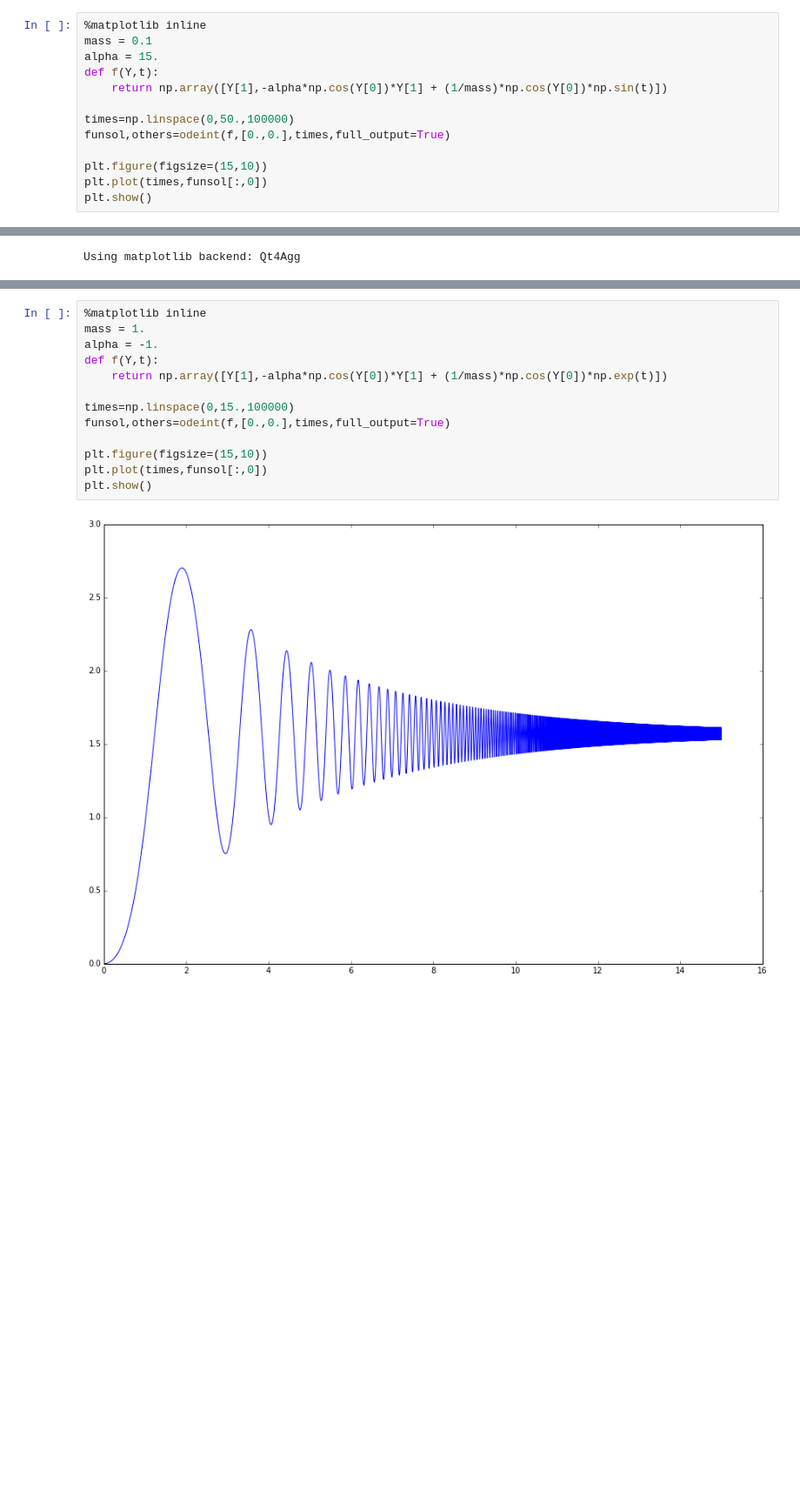
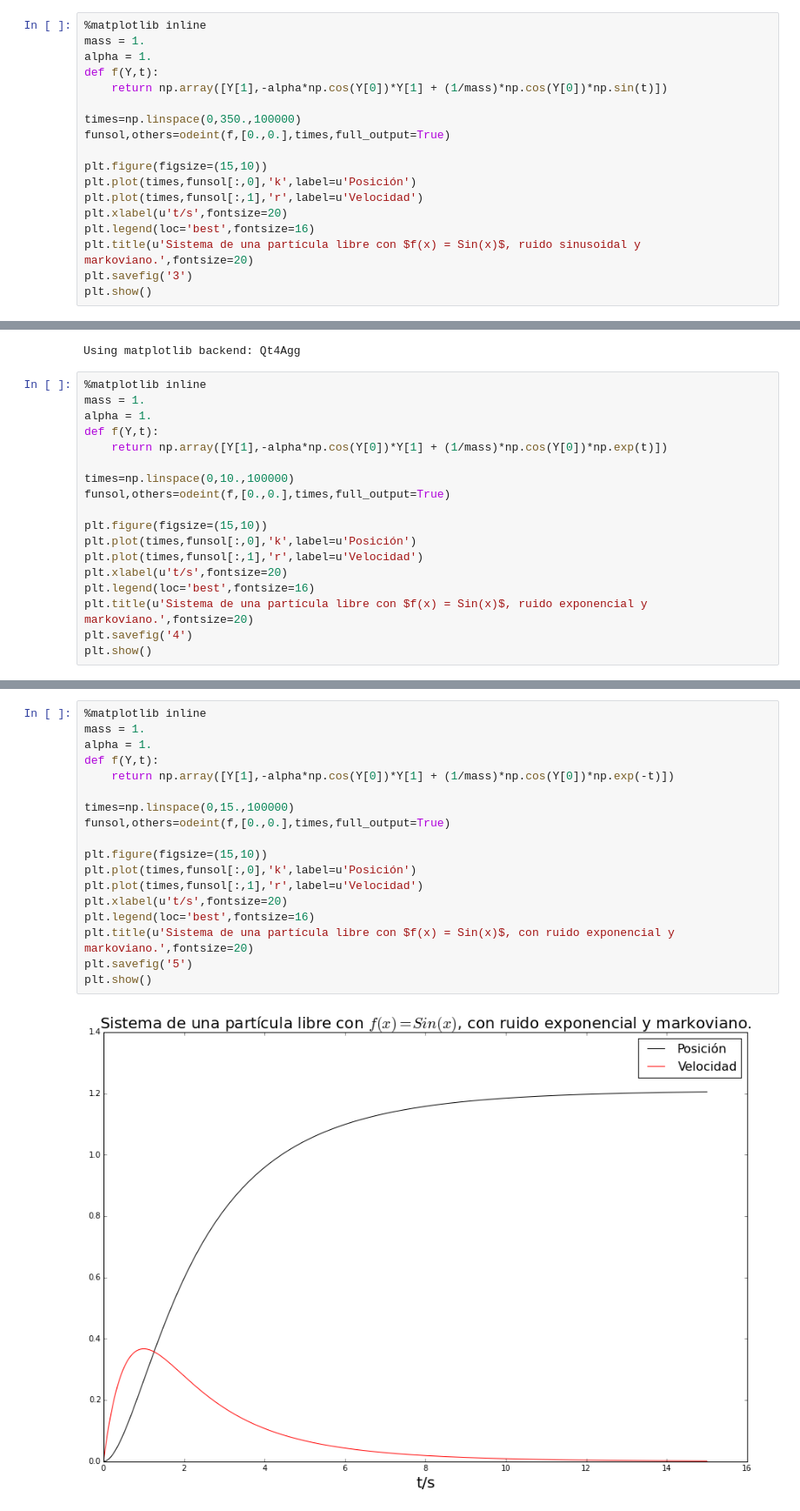
Before and after one commit to AHA-EL-CAPI/MC, a Jupyter notebook: Proyecto.ipynb, the cells around one changed output, grey strips where cells are left out. Shown: that part at 87% size. Drawn from its saved outputs; the diff is of its cells as text; blank space fills up the shorter version.

```diff
--- a/Proyecto.ipynb
+++ b/Proyecto.ipynb
@@ -117,15 +127,20 @@ plt.show()
 Using matplotlib backend: Qt4Agg
 # %%
 %matplotlib inline
-mass = 0.1
-alpha = 15.
+mass = 1.
+alpha = 1.
 def f(Y,t):
     return np.array([Y[1],-alpha*np.cos(Y[0])*Y[1] + (1/mass)*np.cos(Y[0])*np.sin(t)])
 
-times=np.linspace(0,50.,100000)
+times=np.linspace(0,350.,100000)
 funsol,others=odeint(f,[0.,0.],times,full_output=True)
 
 plt.figure(figsize=(15,10))
-plt.plot(times,funsol[:,0])
+plt.plot(times,funsol[:,0],'k',label=u'Posición')
+plt.plot(times,funsol[:,1],'r',label=u'Velocidad')
+plt.xlabel(u't/s',fontsize=20)
+plt.legend(loc='best',fontsize=16)
+plt.title(u'Sistema de una partícula libre con $f(x) = Sin(x)$, ruido sinusoidal y markoviano.',fontsize=20)
+plt.savefig('3')
 plt.show()
 # %% [output]
@@ -153,3 +168,21 @@ anim = animation.FuncAnimation(fig,animate,np.arange(0,100,4),interval=1500,blit
 plt.show()
 # %% [output]
 Using matplotlib backend: Qt4Agg
+# %%
+%matplotlib inline
+mass = 1.
+alpha = 1.
+def f(Y,t):
+    return np.array([Y[1],-alpha*np.cos(Y[0])*Y[1] + (1/mass)*np.cos(Y[0])*np.exp(t)])
+
+times=np.linspace(0,10.,100000)
+funsol,others=odeint(f,[0.,0.],times,full_output=True)
+
+plt.figure(figsize=(15,10))
+plt.plot(times,funsol[:,0],'k',label=u'Posición')
+plt.plot(times,funsol[:,1],'r',label=u'Velocidad')
+plt.xlabel(u't/s',fontsize=20)
+plt.legend(loc='best',fontsize=16)
+plt.title(u'Sistema de una partícula libre con $f(x) = Sin(x)$, ruido exponencial y markoviano.',fontsize=20)
+plt.savefig('4')
+plt.show()
@@ -156,18 +191,23 @@ Using matplotlib backend: Qt4Agg
 # %%
 %matplotlib inline
 mass = 1.
-alpha = -1.
+alpha = 1.
 def f(Y,t):
-    return np.array([Y[1],-alpha*np.cos(Y[0])*Y[1] + (1/mass)*np.cos(Y[0])*np.exp(t)])
+    return np.array([Y[1],-alpha*np.cos(Y[0])*Y[1] + (1/mass)*np.cos(Y[0])*np.exp(-t)])
 
 times=np.linspace(0,15.,100000)
 funsol,others=odeint(f,[0.,0.],times,full_output=True)
 
 plt.figure(figsize=(15,10))
-plt.plot(times,funsol[:,0])
+plt.plot(times,funsol[:,0],'k',label=u'Posición')
+plt.plot(times,funsol[:,1],'r',label=u'Velocidad')
+plt.xlabel(u't/s',fontsize=20)
+plt.legend(loc='best',fontsize=16)
+plt.title(u'Sistema de una partícula libre con $f(x) = Sin(x)$, con ruido exponencial y markoviano.',fontsize=20)
+plt.savefig('5')
 plt.show()
 # %% [output]
-[figure, old version]
+[figure, new version]
 # %%
 %matplotlib
 fig = plt.figure(figsize=(15,10))
```
Also changed, not shown: parts of 8 cells of this notebook, 6 other files.
